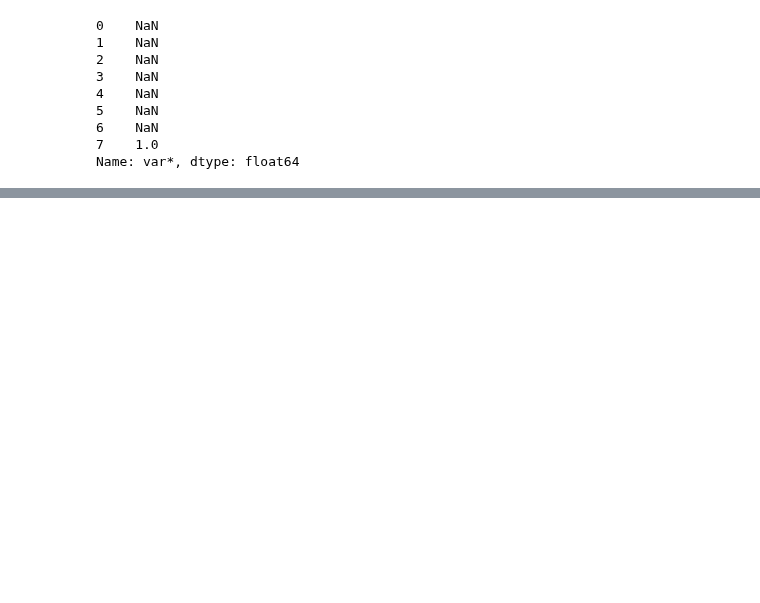
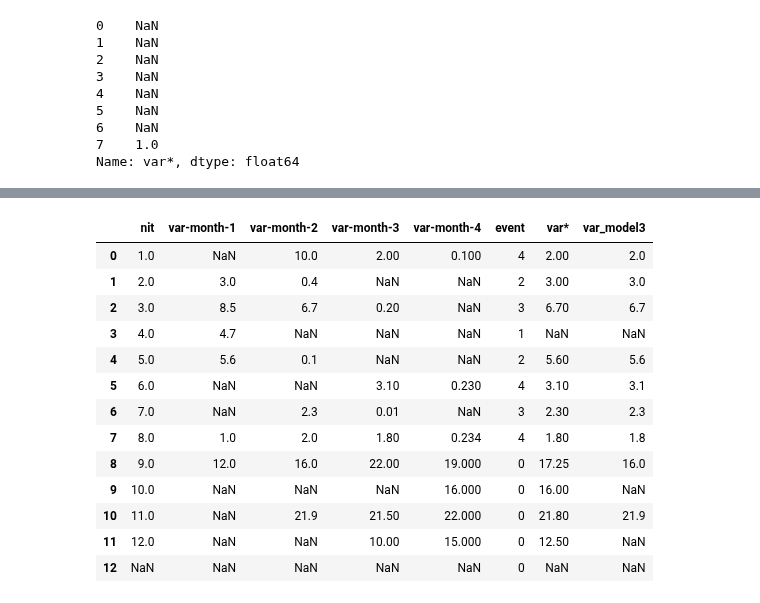
Before and after one commit to it-ces/PUBLIC-AI, a Jupyter notebook: short-labs-pandas/Loop_dataframes(BIT).ipynb, the cells around one changed output, grey strips where cells are left out. Drawn from its saved outputs; the diff is of its cells as text; code cells hidden in the pictures; blank space fills up the shorter version.

```diff
--- a/short-labs-pandas/Loop_dataframes(BIT).ipynb
+++ b/short-labs-pandas/Loop_dataframes(BIT).ipynb
@@ -322,0 +412,2 @@ Name: var*, dtype: float64
+# %%
+df['var*'] =np.where(df['event']==0, df[['var-month-1','var-month-2', 'var-month-3', 'var-month-4']].mean(axis=1), df['var*'])
@@ -322,0 +433,37 @@ Name: var*, dtype: float64
+# %%
+def varInEvent(time_base, time_last, time_target, prefix, var_time_event, df_, lag=1, mean=True):
+  """ put time_target  = 0 if you use mean=True"""
+  df = df_.copy()
+  df['var*'] = np.nan
+  for firm in df.index:
+    time_ocurrence = df.loc[firm, var_time_event]
+    if time_ocurrence - lag >= time_base:
+      df.loc[firm, 'var*'] = df.loc[firm, prefix + str(time_ocurrence-lag)]
+  if mean==True:
+    to_mean =  [prefix+str(time) for time in range(time_base, time_last+1)]
+    df['var*'] =np.where(df[var_time_event]==0, df[to_mean].mean(axis=1), df['var*'])
+  else:
+     df['var*'] =np.where(df[var_time_event]==0, df[prefix+str(time_target-lag)], df['var*'])
+  return df['var*']
+# %%
+df['var*'] = varInEvent(1, 4, 0, 'var-month-', 'event', df, 1, True)
+# %%
+time_target = 3
+df['var_model' + str(time_target) ] = varInEvent(1,4,time_target,'var-month-', 'event', df, 1 , False)
+# %%
+df
+# %% [output]
+|  | nit | var-month-1 | var-month-2 | var-month-3 | var-month-4 | event | var* | var_model3 |
+| 0 | 1.0 | NaN | 10.0 | 2.00 | 0.100 | 4 | 2.00 | 2.0 |
+| 1 | 2.0 | 3.0 | 0.4 | NaN | NaN | 2 | 3.00 | 3.0 |
+| 2 | 3.0 | 8.5 | 6.7 | 0.20 | NaN | 3 | 6.70 | 6.7 |
+| 3 | 4.0 | 4.7 | NaN | NaN | NaN | 1 | NaN | NaN |
+| 4 | 5.0 | 5.6 | 0.1 | NaN | NaN | 2 | 5.60 | 5.6 |
+| 5 | 6.0 | NaN | NaN | 3.10 | 0.230 | 4 | 3.10 | 3.1 |
+| 6 | 7.0 | NaN | 2.3 | 0.01 | NaN | 3 | 2.30 | 2.3 |
+| 7 | 8.0 | 1.0 | 2.0 | 1.80 | 0.234 | 4 | 1.80 | 1.8 |
+| 8 | 9.0 | 12.0 | 16.0 | 22.00 | 19.000 | 0 | 17.25 | 16.0 |
+| 9 | 10.0 | NaN | NaN | NaN | 16.000 | 0 | 16.00 | NaN |
+| 10 | 11.0 | NaN | 21.9 | 21.50 | 22.000 | 0 | 21.80 | 21.9 |
+| 11 | 12.0 | NaN | NaN | 10.00 | 15.000 | 0 | 12.50 | NaN |
+| 12 | NaN | NaN | NaN | NaN | NaN | 0 | NaN | NaN |
```
Also changed, not shown: parts of 21 cells of this notebook, 2 other files.
